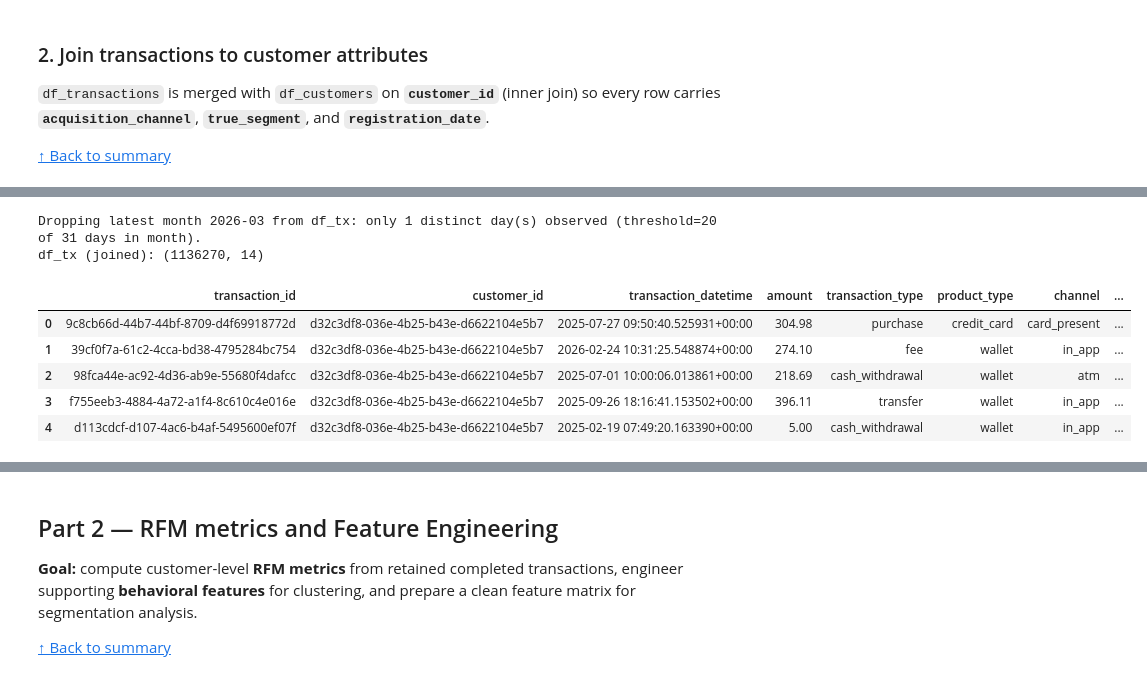
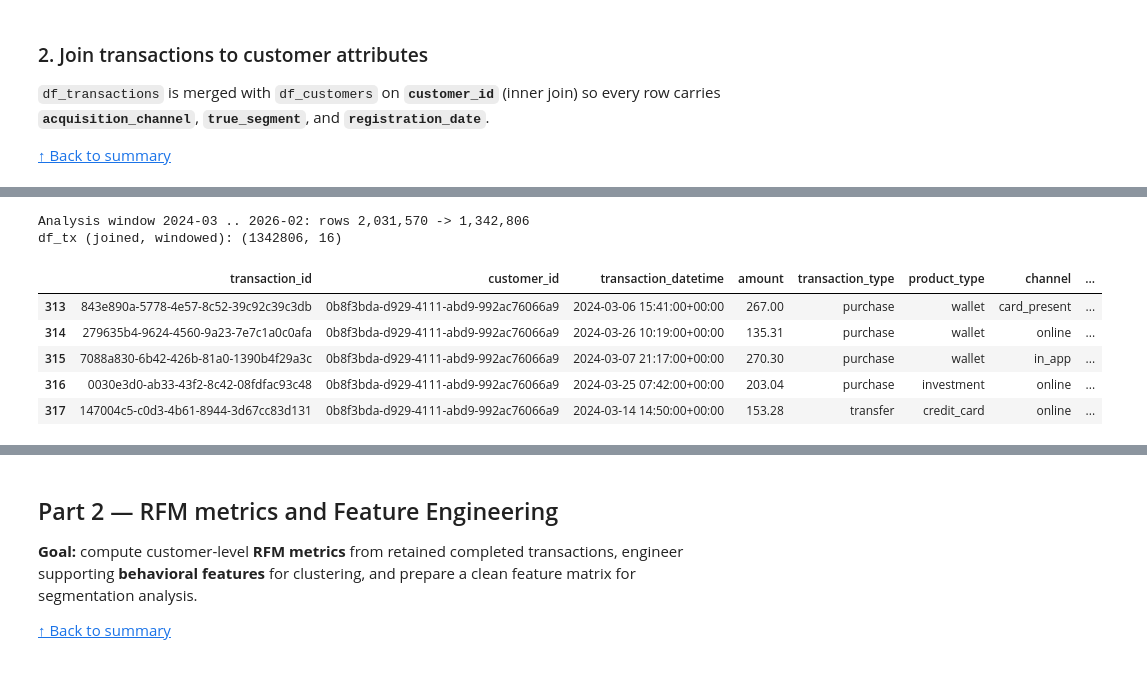
Before and after one commit to pauloabcalcada/fintech-ai-segmentation, a Jupyter notebook: notebooks/3.EDA_RFM_Clustering.ipynb, the cells around one changed output, grey strips where cells are left out. Drawn from its saved outputs; the diff is of its cells as text; code cells hidden in the pictures.

```diff
--- a/notebooks/3.EDA_RFM_Clustering.ipynb
+++ b/notebooks/3.EDA_RFM_Clustering.ipynb
@@ -123,6 +122,8 @@ engine = create_engine(
 sql_customers = text(
     "SELECT\n"
     "  customer_id,\n"
+    "  age,\n"
+    "  state,\n"
     "  acquisition_channel,\n"
     "  acquisition_cost,\n"
     "  registration_date,\n"
@@ -236,83 +237,57 @@ After that, **`as_of_date`** is the maximum **`transaction_datetime`** on retain
 
 [↑ Back to summary](#summary)
 # %%
+
+# Analysis window: Mar 2024 through Feb 2026 (inclusive on transaction month)
+# Keep rows with transaction_datetime in [2024-03-01, 2026-03-01)
+WINDOW_START = pd.Timestamp("2024-03-01")
+WINDOW_END_EXCL = pd.Timestamp("2026-03-01")
+
+_tx = df_tx["transaction_datetime"]
+if isinstance(_tx.dtype, pd.DatetimeTZDtype):
+    _tx = _tx.dt.tz_convert("UTC").dt.tz_localize(None)
+
+_window_mask = (_tx >= WINDOW_START) & (_tx < WINDOW_END_EXCL)
+_n_before = len(df_tx)
+df_tx = df_tx.loc[_window_mask].copy()
+print(
+    f"Analysis window 2024-03 .. 2026-02: rows {_n_before:,} -> {len(df_tx):,}"
+)
 
 # Transaction month (calendar month start)
 tx_dt = df_tx["transaction_datetime"]
 if isinstance(tx_dt.dtype, pd.DatetimeTZDtype):
     tx_dt = tx_dt.dt.tz_convert("UTC").dt.tz_localize(None)
 
 df_tx["transaction_month"] = tx_dt.dt.to_period("M").dt.to_timestamp()
 
 # Registration month (cohort month anchor)
 reg = df_tx["registration_date"]
 if isinstance(reg.dtype, pd.DatetimeTZDtype):
     reg = reg.dt.tz_convert("UTC").dt.tz_localize(None)
 
 df_tx["registration_month"] = reg.dt.to_period("M").dt.to_timestamp()
 
 # Amount numeric
 df_tx["amount"] = pd.to_numeric(df_tx["amount"], errors="coerce")
 
-# Drop the trailing calendar month if we don't yet have enough intra-month coverage.
-# Rule: keep the latest month only if `transaction_datetime` includes activity on
-# at least 20 distinct calendar days within that month (days 1–20+).
-MIN_DISTINCT_DAYS_IN_LATEST_MONTH = 20
-
-_tx_dt_guard = df_tx["transaction_datetime"]
-if isinstance(_tx_dt_guard.dtype, pd.DatetimeTZDtype):
-    _tx_dt_guard = _tx_dt_guard.dt.tz_convert("UTC").dt.tz_localize(None)
-
-last_month_period = _tx_dt_guard.dt.to_period("M").max()
-last_month_mask = _tx_dt_guard.dt.to_period("M") == last_month_period
-
-distinct_days = _tx_dt_guard.loc[last_month_mask].dt.day.nunique()
-
-days_in_month = last_month_period.days_in_month if pd.notna(last_month_period) else None
-threshold = min(MIN_DISTINCT_DAYS_IN_LATEST_MONTH, days_in_month) if days_in_month is not None else MIN_DISTINCT_DAYS_IN_LATEST_MONTH
-
-if pd.notna(last_month_period) and distinct_days < threshold:
-    print(
-        f"Dropping latest month {last_month_period} from df_tx: "
-        f"only {distinct_days} distinct day(s) observed (threshold={threshold} of {days_in_month} days in month)."
-    )
-    df_tx = df_tx.loc[~last_month_mask].copy()
-else:
-    print(
-        f"Keeping latest month {last_month_period}: "
-        f"{distinct_days} distinct day(s) observed (threshold={threshold} of {days_in_month} days in month)."
-    )
-
-# Keep derived month columns consistent after potential row drops
-_tx_dt2 = df_tx["transaction_datetime"]
-if isinstance(_tx_dt2.dtype, pd.DatetimeTZDtype):
-    _tx_dt2 = _tx_dt2.dt.tz_convert("UTC").dt.tz_localize(None)
-
-df_tx["transaction_month"] = _tx_dt2.dt.to_period("M").dt.to_timestamp()
-
-_reg2 = df_tx["registration_date"]
-if isinstance(_reg2.dtype, pd.DatetimeTZDtype):
-    _reg2 = _reg2.dt.tz_convert("UTC").dt.tz_localize(None)
-
-df_tx["registration_month"] = _reg2.dt.to_period("M").dt.to_timestamp()
-
-print("df_tx (joined):", df_tx.shape)
+print("df_tx (joined, windowed):", df_tx.shape)
 display(df_tx.head())
 
-# Latest complete calendar month observed in completed transactions
+# Latest calendar month observed in this window
 latest_complete_month = df_tx["transaction_month"].max().to_period("M")
 print("latest_complete_month:", latest_complete_month)
 
 # Reference instant for RFM (recency anchor; F/M use full retained history up to here)
 as_of_date = df_tx["transaction_datetime"].max()
 print("as_of_date:", as_of_date)
 # %% [output]
-Dropping latest month 2026-03 from df_tx: only 1 distinct day(s) observed (threshold=20 of 31 days in month).
-df_tx (joined): (1136270, 14)
+Analysis window 2024-03 .. 2026-02: rows 2,031,570 -> 1,342,806
+df_tx (joined, windowed): (1342806, 16)
 |  | transaction_id | customer_id | transaction_datetime | amount | transaction_type | product_type | channel | ... |
-| 0 | 9c8cb66d-44b7-44bf-8709-d4f69918772d | d32c3df8-036e-4b25-b43e-d6622104e5b7 | 2025-07-27 09:50:40.525931+00:00 | 304.98 | purchase | credit_card | card_present | ... |
-| 1 | 39cf0f7a-61c2-4cca-bd38-4795284bc754 | d32c3df8-036e-4b25-b43e-d6622104e5b7 | 2026-02-24 10:31:25.548874+00:00 | 274.10 | fee | wallet | in_app | ... |
-| 2 | 98fca44e-ac92-4d36-ab9e-55680f4dafcc | d32c3df8-036e-4b25-b43e-d6622104e5b7 | 2025-07-01 10:00:06.013861+00:00 | 218.69 | cash_withdrawal | wallet | atm | ... |
-| 3 | f755eeb3-4884-4a72-a1f4-8c610c4e016e | d32c3df8-036e-4b25-b43e-d6622104e5b7 | 2025-09-26 18:16:41.153502+00:00 | 396.11 | transfer | wallet | in_app | ... |
-| 4 | d113cdcf-d107-4ac6-b4af-5495600ef07f | d32c3df8-036e-4b25-b43e-d6622104e5b7 | 2025-02-19 07:49:20.163390+00:00 | 5.00 | cash_withdrawal | wallet | in_app | ... |
+| 313 | 843e890a-5778-4e57-8c52-39c92c39c3db | 0b8f3bda-d929-4111-abd9-992ac76066a9 | 2024-03-06 15:41:00+00:00 | 267.00 | purchase | wallet | card_present | ... |
+| 314 | 279635b4-9624-4560-9a23-7e7c1a0c0afa | 0b8f3bda-d929-4111-abd9-992ac76066a9 | 2024-03-26 10:19:00+00:00 | 135.31 | purchase | wallet | online | ... |
+| 315 | 7088a830-6b42-426b-81a0-1390b4f29a3c | 0b8f3bda-d929-4111-abd9-992ac76066a9 | 2024-03-07 21:17:00+00:00 | 270.30 | purchase | wallet | in_app | ... |
+| 316 | 0030e3d0-ab33-43f2-8c42-08fdfac93c48 | 0b8f3bda-d929-4111-abd9-992ac76066a9 | 2024-03-25 07:42:00+00:00 | 203.04 | purchase | investment | online | ... |
+| 317 | 147004c5-c0d3-4b61-8944-3d67cc83d131 | 0b8f3bda-d929-4111-abd9-992ac76066a9 | 2024-03-14 14:50:00+00:00 | 153.28 | transfer | credit_card | online | ... |
 latest_complete_month: 2026-02
```
Also changed, not shown: parts of 17 cells of this notebook, 7 other files.
